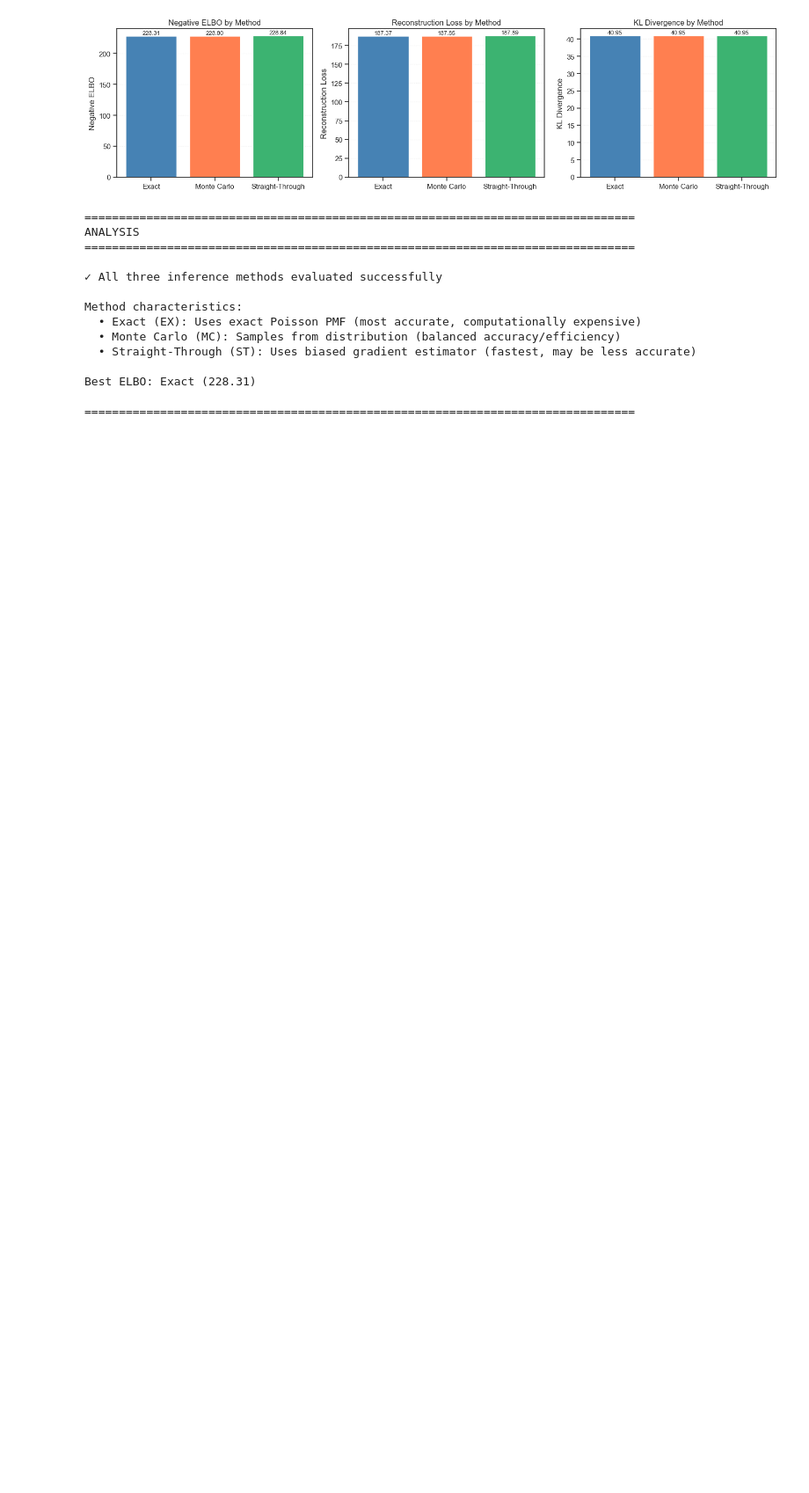
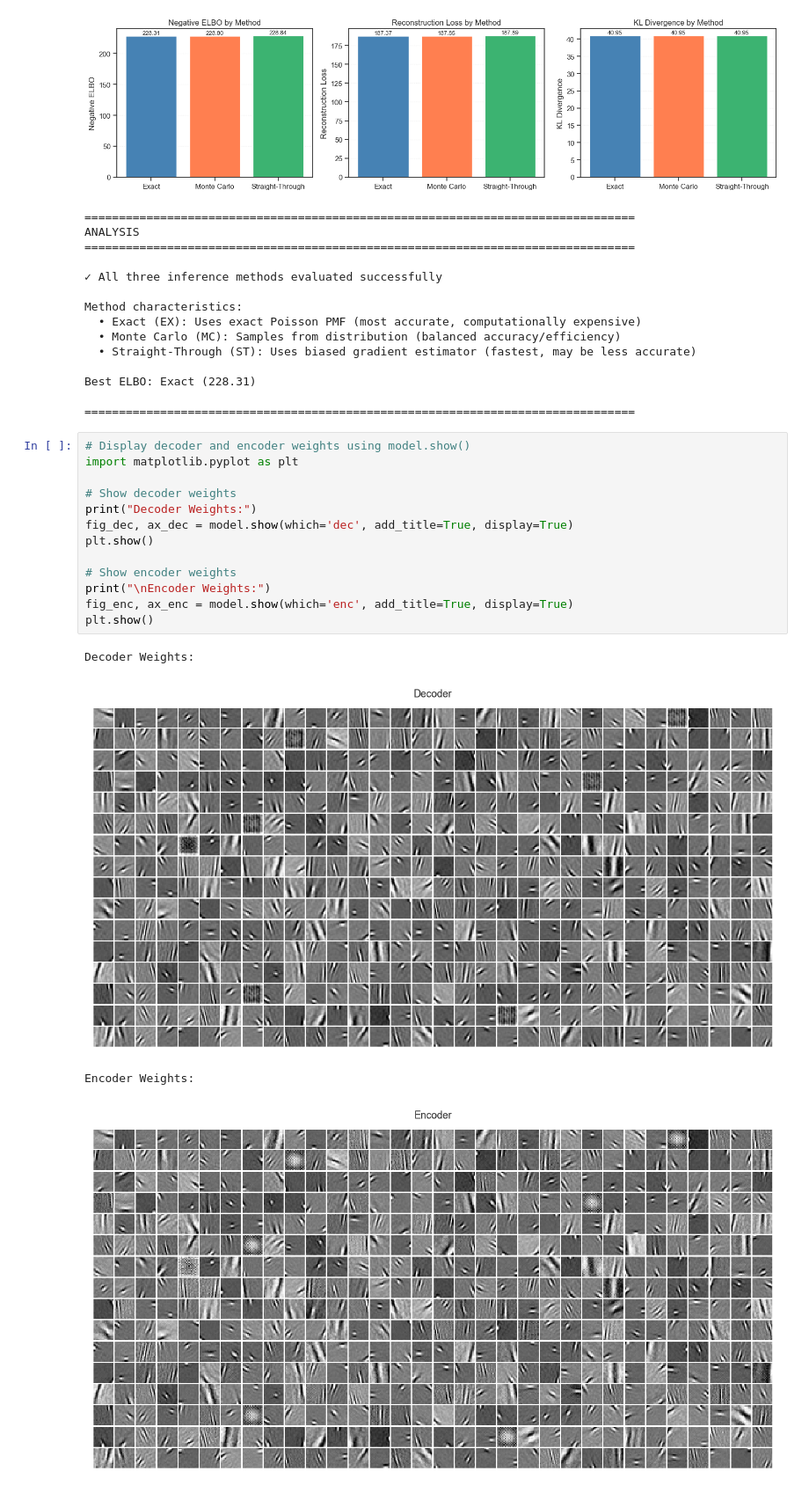
Before and after one commit to hadivafaii/PoissonGradientEstimation, a Jupyter notebook: p-vae.ipynb, the cells around one changed output. Shown at 88% size. Saved outputs shown, nothing was run; the diff lists cells and outputs as text; blank space fills up the shorter version.

```diff
--- a/p-vae.ipynb
+++ b/p-vae.ipynb
@@ -1429,3 +1429,21 @@ Method characteristics:
 Best ELBO: Exact (228.31)
 
 ================================================================================
+# %%
+# Display decoder and encoder weights using model.show()
+import matplotlib.pyplot as plt
+
+# Show decoder weights
+print("Decoder Weights:")
+fig_dec, ax_dec = model.show(which='dec', add_title=True, display=True)
+plt.show()
+
+# Show encoder weights
+print("\nEncoder Weights:")
+fig_enc, ax_enc = model.show(which='enc', add_title=True, display=True)
+plt.show()
+# %% [output]
+Decoder Weights:
+[figure, added]
+Encoder Weights:
+[figure, added]
```
Also changed, not shown: parts of 4 cells of this notebook, 2 other files.
